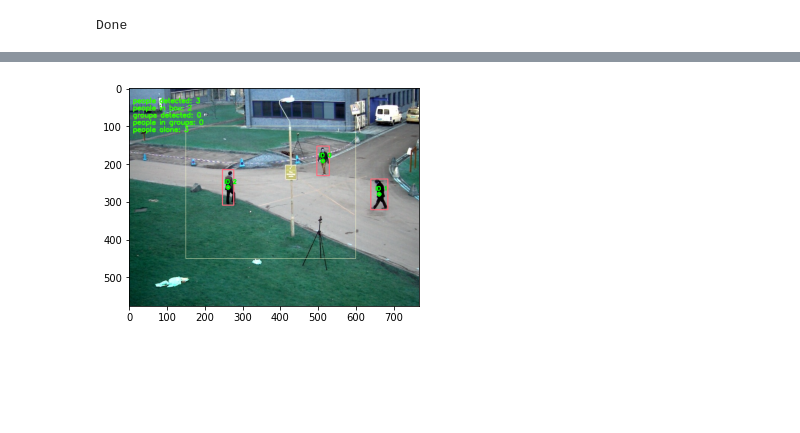
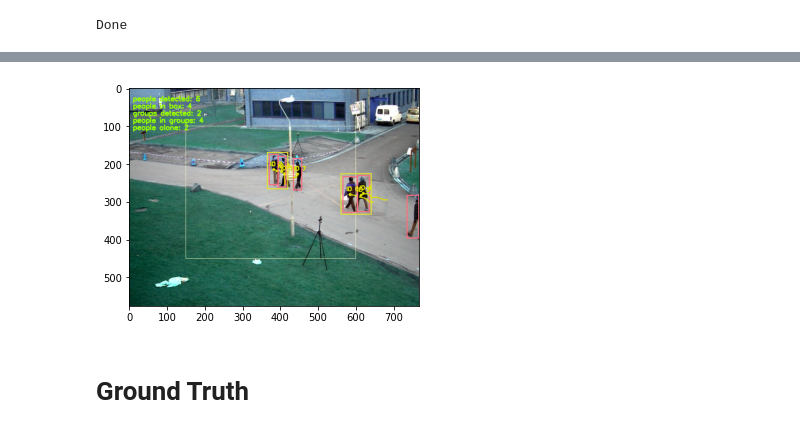
Before and after one commit to denzilsaldanha/comp9517, a Jupyter notebook: frcnn_yingh.ipynb, the cells around one changed output, grey strips where cells are left out. Drawn from its saved outputs; the diff is of its cells as text; code cells hidden in the pictures; blank space fills up the shorter version.

Commit message:
commit ground truth metrics

```diff
--- a/frcnn_yingh.ipynb
+++ b/frcnn_yingh.ipynb
@@ -267,7 +272,7 @@ class People_In_Box(object):
       merged = merged + first
       results.append(list(set(merged)))
 
-      return merge(output, results)
+      return self.merge(output, results)
 
     # Function to detect group in the frame
     def detect_group(self, threshold):
@@ -425,11 +409,13 @@ filenames.sort()
 # if __name__ == "__main__":
 
 start = time.time()
-
+people_array = []
+peopleingroups = []
+group_array = []
 frame_array = []
 ct = CentroidTracker()
 #Default dictionary of format {id:[[centroid[0],centroid[1]],..], id[...]}
-pts_dict = defaultdict(list)
+pts_dict = defaultdict(lambda: deque(maxlen = 10))
 
 for f in filenames:
 
@@ -449,9 +435,9 @@ for f in filenames:
     n = 0
 
     for i in range(len(boxes)):
-        # keep bounding boxes of human (Class 1) with probability above threshold
-        # and height greater than 50
-        if classes[i] == 1  and scores[i] > threshold and (boxes[i][2] - boxes[i][0]) > 50:
+        # keep bounding boxes o20f human (Class 1) with probability above threshold
+        # and height greater than 40
+        if classes[i] == 1  and scores[i] > threshold and (boxes[i][2] - boxes[i][0]) >= 40:
 
             box = boxes[i]
             # x1 = box[1]
@@ -464,7 +450,7 @@ for f in filenames:
 
             cx = int((box[1]+box[3])/2)
             cy = int((box[0]+box[2])/2)
-            cv2.circle(img,(cx, cy),5,(color),-1)
+            # cv2.circle(img,(cx, cy),5,(color),-1)
             rects_centers.append([cx, cy])
 
             # number of pedestrian detected
@@ -478,11 +464,11 @@ for f in filenames:
         # object on the output frame
         text = "ID {}".format(objectID)
         cv2.putText(img, text, (centroid[1] - 10, centroid[0] - 10),
-            cv2.FONT_HERSHEY_SIMPLEX, 0.5, (0, 255, 0), 2)
-        cv2.circle(img, (centroid[1], centroid[0]), 4, (0, 255, 0), 4)
+            cv2.FONT_HERSHEY_SIMPLEX, 0.5, (225,225,0), 2)
+        cv2.circle(img, (centroid[1], centroid[0]), 4, (225,225,0), -1)
         centers.append([centroid[1],centroid[0]])
         pts_dict[objectID].append((centroid[1], centroid[0]))
-        img = odapi.drawTrail(pts_dict , img)
+        img = odapi.drawTrail(pts_dict, img)
 
     print('finish detection and tracking...')
 
@@ -507,34 +493,37 @@ for f in filenames:
 
     # Start Task 3
 
-    # select centroid distance of 35 as group detection threshold
-    groups = people_inside.detect_group(35)
+    # select centroid distance of 37 as group detection threshold
+    groups = people_inside.detect_group(37)
     peopleInGroup, peopleAlone, group_boxs = people_inside.count_people_in_group(groups)
 
     # draw group bounding boxes
     if len(group_boxs) > 0:
       for box in group_boxs:
-        cv2.rectangle(img,(box[0],box[1]),(box[2],box[3]),(225, 225, 51),2)
+        cv2.rectangle(img,(box[0],box[1]),(box[2],box[3]),(51, 225, 255),2)
 
     # Show the count on frame
-    text_color = [50, 255, 0]
+    text_color = [150, 255, 0]
     (text_width, text_height), baseline = cv2.getTextSize(
             'people detected: ', cv2.FONT_HERSHEY_SIMPLEX, 0.6, 2)
     cv2.putText(img, 'people detected: ' + str(n),
-                (10, 20+(text_height+5)),
+                (10, 15+(text_height+5)),
                 cv2.FONT_HERSHEY_SIMPLEX, 0.6, (text_color), 2)
     cv2.putText(img, 'people in box: ' + str(peopleInBox),
-                (10, 20+(text_height+5)*2),
+                (10, 15+(text_height+5)*2),
                 cv2.FONT_HERSHEY_SIMPLEX, 0.6, (text_color), 2)
     cv2.putText(img, 'groups detected: ' + str(len(group_boxs)),
-                (10, 20+(text_height+5)*3),
+                (10, 15+(text_height+5)*3),
                 cv2.FONT_HERSHEY_SIMPLEX, 0.6, (text_color), 2)
     cv2.putText(img, 'people in groups: ' + str(peopleInGroup),
-                (10, 20+(text_height+5)*4),
+                (10, 15+(text_height+5)*4),
                 cv2.FONT_HERSHEY_SIMPLEX, 0.6, (text_color), 2)
     cv2.putText(img, 'people alone: ' + str(peopleAlone),
-                (10, 20+(text_height+5)*5),
+                (10, 15+(text_height+5)*5),
                 cv2.FONT_HERSHEY_SIMPLEX, 0.6, (text_color), 2)
+    people_array.append(n)
+    group_array.append(len(group_boxs))
+    peopleingroups.append(peopleInGroup)
 
     frame_array.append(img)
 
@@ -553,8 +547,8 @@ if writeVideo_flag:
 # %%
-plt.imshow(frame_array[0])
+plt.imshow(frame_array[40])
 plt.show()
 # %% [output]
-[figure, old version]
+[figure, new version]
 # %%
 if __name__ == '__main__':
     main()
@@ -571,3 +566,5 @@ for i in range(len(frame_array)):
 
 cv2.destroyAllWindows()
 out.release()
+# %% [markdown]
+# Ground Truth
```
Also changed, not shown: parts of 34 cells of this notebook, 3 other files.
